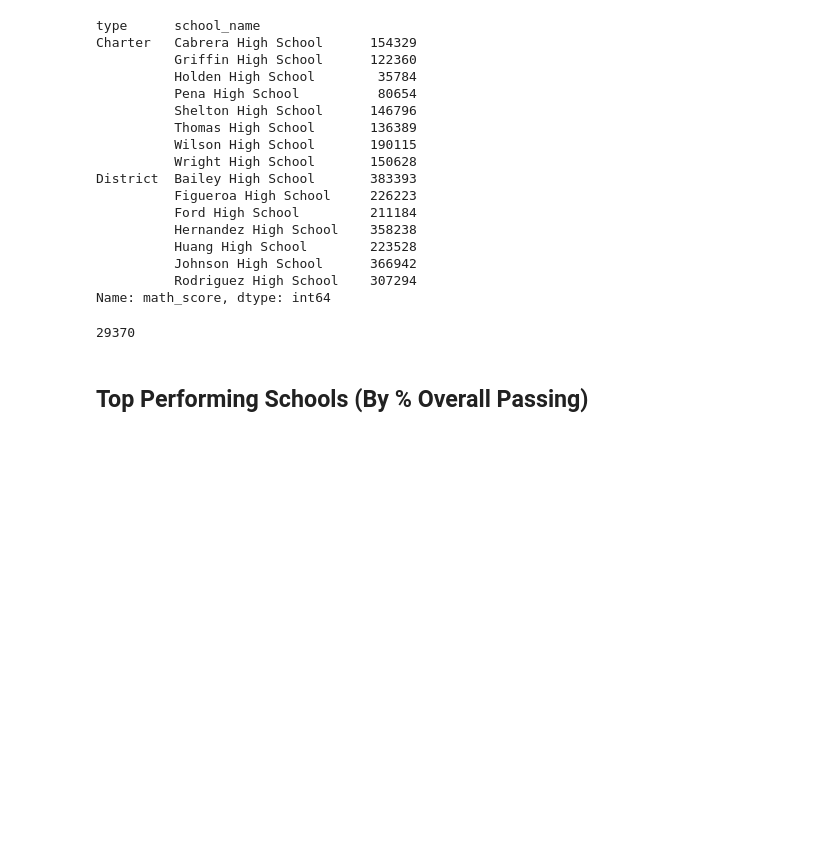
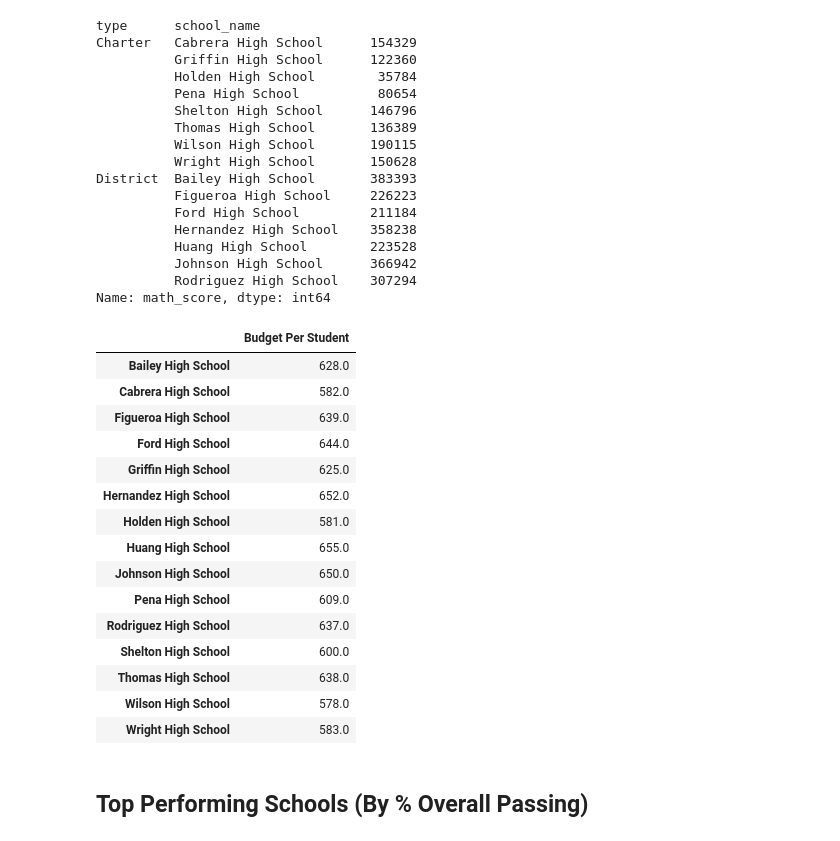
Before and after one commit to yukamara/pandas-challenge, a Jupyter notebook: PyCitySchools/PyCitySchools_starter.ipynb, the cells around one changed output. Drawn from its saved outputs; the diff is of its cells as text; code cells hidden in the pictures; blank space fills up the shorter version.

```diff
--- a/PyCitySchools/PyCitySchools_starter.ipynb
+++ b/PyCitySchools/PyCitySchools_starter.ipynb
@@ -151,33 +214,51 @@ Name: math_score, dtype: int64
 # %%
 total_students = sdc_df['school_name'].value_counts()
 total_students_df = pd.DataFrame(total_students)
 
 grouped_schools = sdc_df.groupby(['school_name'])
 school_type = grouped_schools['type'].unique()
 school_type_df = pd.DataFrame(school_type)
 #school_type_df['type'] = school_type_df.loc[:, 'type'].astype(object)
 
 school_budget = grouped_schools['budget'].mean()
 school_budget_df = pd.DataFrame(school_budget)
 school_budget_df['budget'] = school_budget_df.loc[:, 'budget'].astype(float)
 
 budget_per_student = school_budget/total_students
 budget_per_student_df = pd.DataFrame(budget_per_student)
 budget_per_student_df.columns = ['Budget Per Student']
 
 math_average = grouped_schools['math_score'].mean()
 math_average_df = pd.DataFrame(math_average)
 
 reading_average = grouped_schools['reading_score'].mean()
 reading_average_df = pd.DataFrame(reading_average)
 
+#math_pass_score_count = len(sdc_df[sdc_df['math_score']>=70]).groupby('school_name')
+
 
 school_summary_df = pd.concat([school_type, total_students_df, school_budget_df, budget_per_student_df, math_average_df,
 reading_average_df], axis=1, join='inner')
 school_summary_df = school_summary_df.rename(columns={"type": "School Type", 'school_name':'Total Students', "budget":"Total School Budget", "math_score": "Average Math Score", "reading_score":"Average Reading Score"})
-school_summary_df['School_Type'] = school_summary_df
+school_summary_df
+budget_per_student_df
 # %% [output]
-29370
+|  | Budget Per Student |
+| Bailey High School | 628.0 |
+| Cabrera High School | 582.0 |
+| Figueroa High School | 639.0 |
+| Ford High School | 644.0 |
+| Griffin High School | 625.0 |
+| Hernandez High School | 652.0 |
+| Holden High School | 581.0 |
+| Huang High School | 655.0 |
+| Johnson High School | 650.0 |
+| Pena High School | 609.0 |
+| Rodriguez High School | 637.0 |
+| Shelton High School | 600.0 |
+| Thomas High School | 638.0 |
+| Wilson High School | 578.0 |
+| Wright High School | 583.0 |
 # %% [markdown]
 ## Top Performing Schools (By % Overall Passing)
 # %% [markdown]
```
Also changed, not shown: parts of 4 cells of this notebook.
